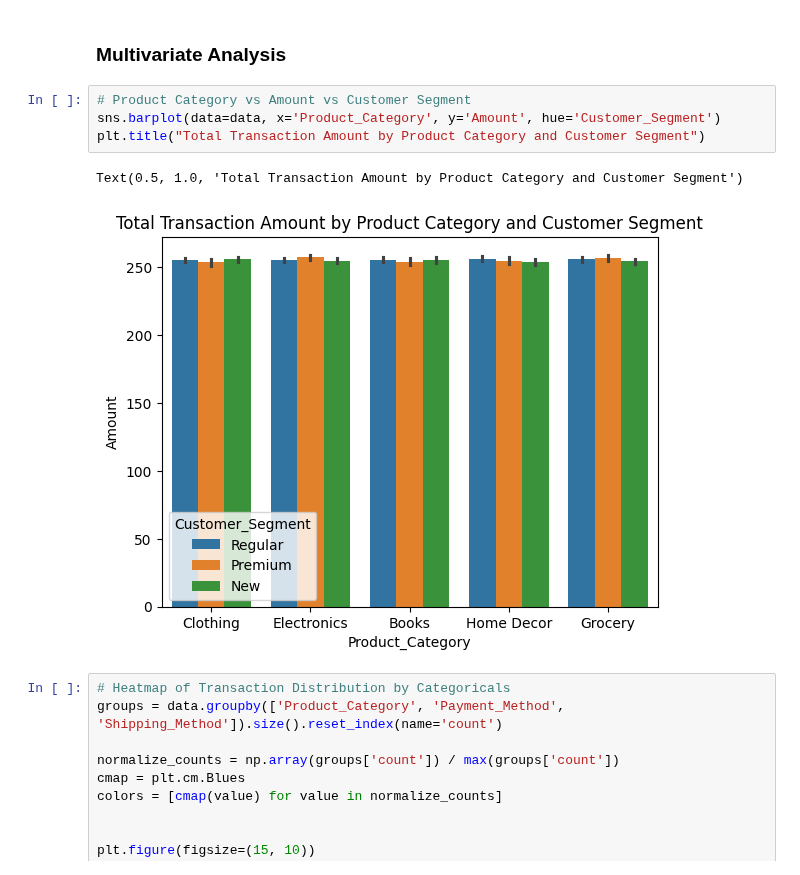
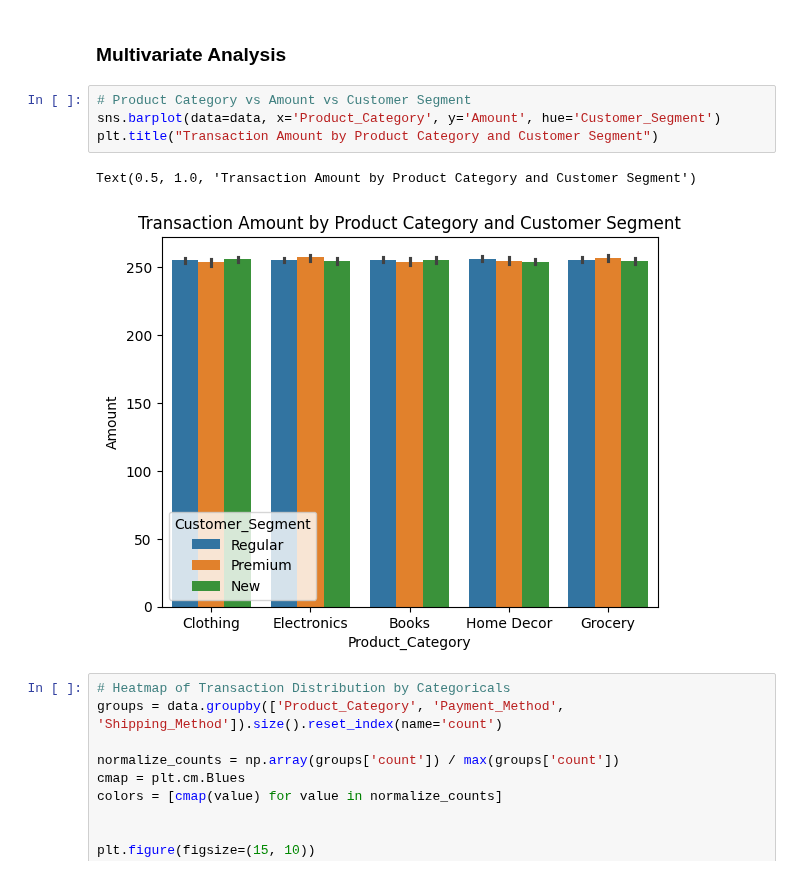
Before and after one commit to JAA999/grocery_prediction, a Jupyter notebook: ML_Project.ipynb, the cells around one changed output. Saved outputs shown, nothing was run; the diff lists cells and outputs as text.

```diff
--- a/ML_Project.ipynb
+++ b/ML_Project.ipynb
@@ -273,10 +276,10 @@ Text(0.5, 1.0, 'Number of Product Types per Product Category')
 # %%
 # Product Category vs Amount vs Customer Segment
 sns.barplot(data=data, x='Product_Category', y='Amount', hue='Customer_Segment')
-plt.title("Total Transaction Amount by Product Category and Customer Segment")
+plt.title("Transaction Amount by Product Category and Customer Segment")
 # %% [output]
-Text(0.5, 1.0, 'Total Transaction Amount by Product Category and Customer Segment')
+Text(0.5, 1.0, 'Transaction Amount by Product Category and Customer Segment')
-[figure, old version]
+[figure, new version]
 # %%
 # Heatmap of Transaction Distribution by Categoricals
 groups = data.groupby(['Product_Category', 'Payment_Method', 'Shipping_Method']).size().reset_index(name='count')
```
Also changed, not shown: parts of 15 cells of this notebook.
